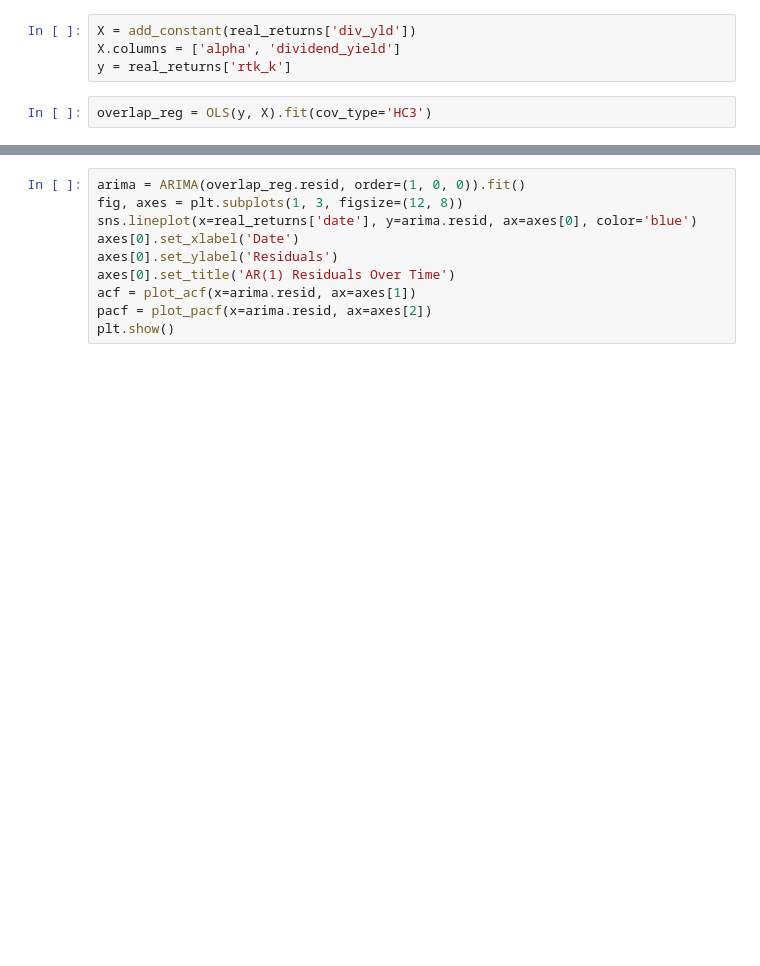
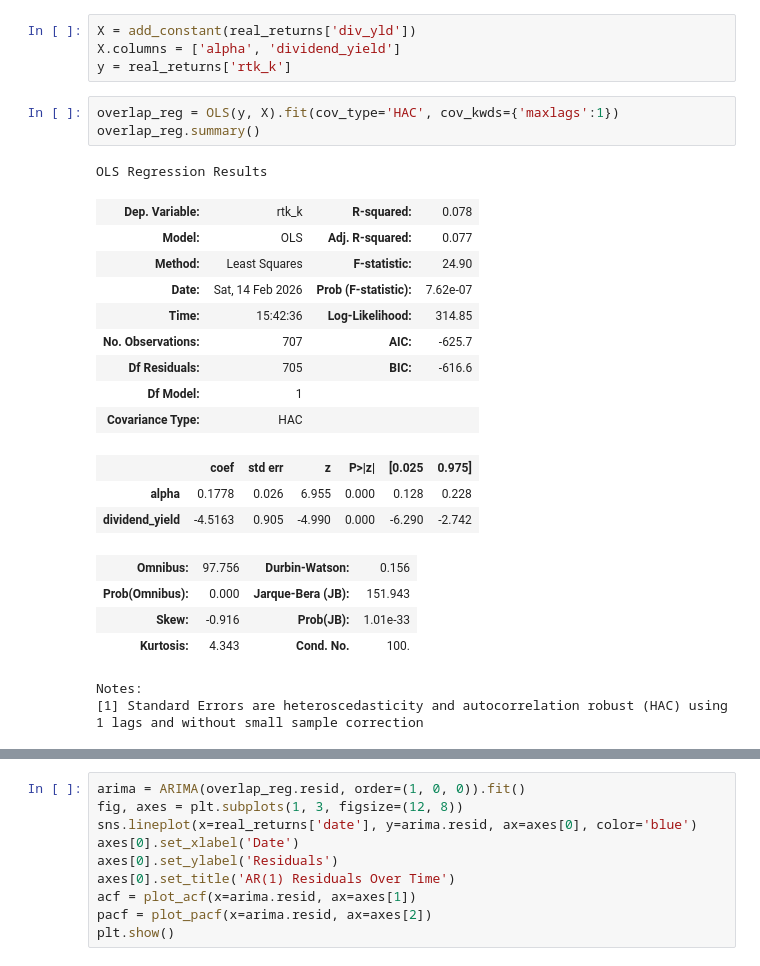
Before and after one commit to hg2777/Time-Series, a Jupyter notebook: ps3/hw3.ipynb, the cells around one changed output, grey strips where cells are left out. Saved outputs shown, nothing was run; the diff lists cells and outputs as text; blank space fills up the shorter version.

```diff
--- a/ps3/hw3.ipynb
+++ b/ps3/hw3.ipynb
@@ -102,5 +116,26 @@ X = add_constant(real_returns['div_yld'])
 X.columns = ['alpha', 'dividend_yield']
 y = real_returns['rtk_k']
 # %%
-overlap_reg = OLS(y, X).fit(cov_type='HC3')
+overlap_reg = OLS(y, X).fit(cov_type='HAC', cov_kwds={'maxlags':1})
+overlap_reg.summary()
+# %% [output]
+OLS Regression Results
+| Dep. Variable: | rtk_k | R-squared: | 0.078 |
+| Model: | OLS | Adj. R-squared: | 0.077 |
+| Method: | Least Squares | F-statistic: | 24.90 |
+| Date: | Sat, 14 Feb 2026 | Prob (F-statistic): | 7.62e-07 |
+| Time: | 15:42:36 | Log-Likelihood: | 314.85 |
+| No. Observations: | 707 | AIC: | -625.7 |
+| Df Residuals: | 705 | BIC: | -616.6 |
+| Df Model: | 1 |  |  |
+| Covariance Type: | HAC |  |  |
+|  | coef | std err | z | P>|z| | [0.025 | 0.975] |
+| alpha | 0.1778 | 0.026 | 6.955 | 0.000 | 0.128 | 0.228 |
+| dividend_yield | -4.5163 | 0.905 | -4.990 | 0.000 | -6.290 | -2.742 |
+| Omnibus: | 97.756 | Durbin-Watson: | 0.156 |
+| Prob(Omnibus): | 0.000 | Jarque-Bera (JB): | 151.943 |
+| Skew: | -0.916 | Prob(JB): | 1.01e-33 |
+| Kurtosis: | 4.343 | Cond. No. | 100. |
+Notes:
+[1] Standard Errors are heteroscedasticity and autocorrelation robust (HAC) using 1 lags and without small sample correction
 # %%
```
Also changed, not shown: parts of 14 cells of this notebook.
